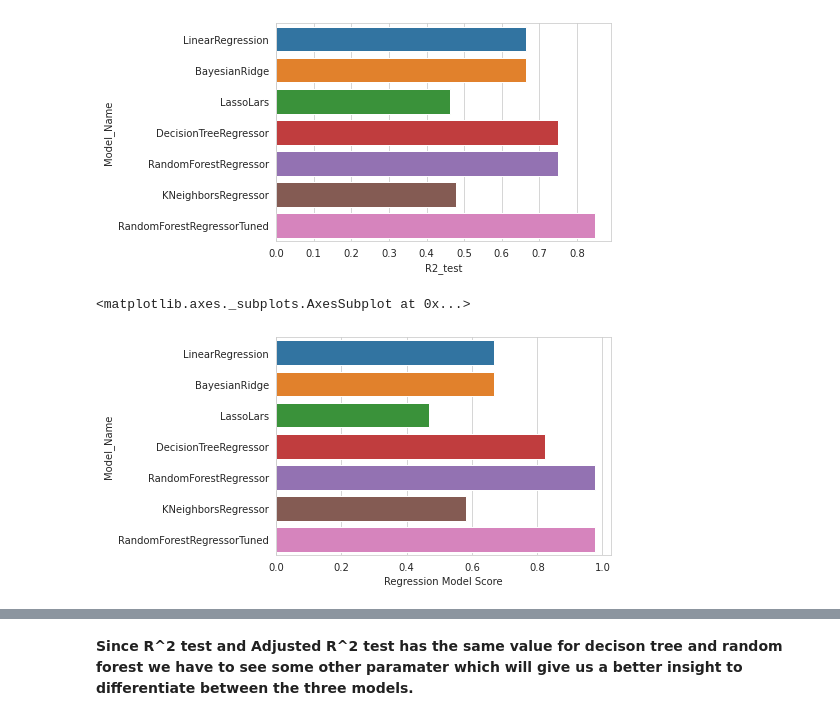
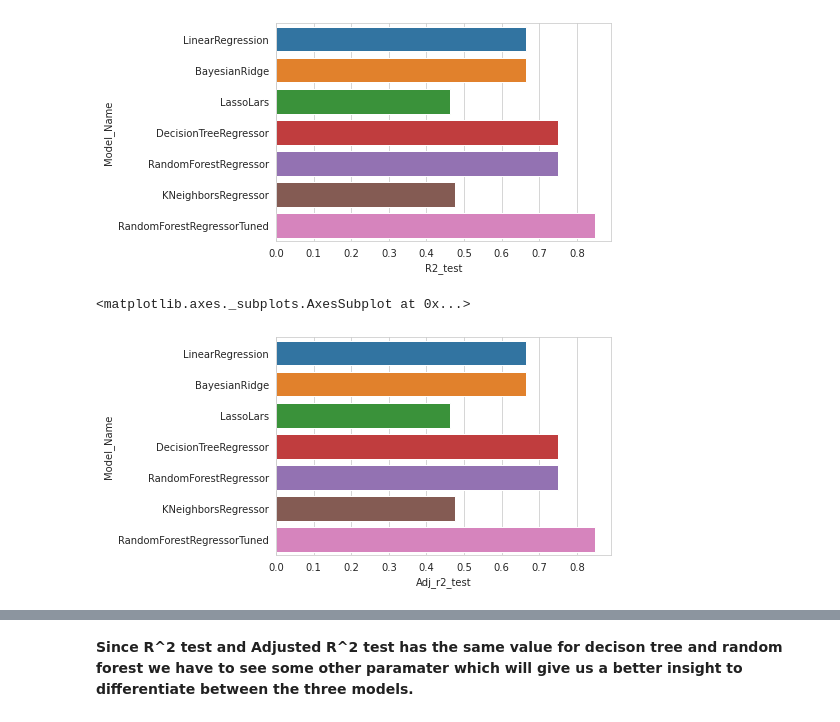
Before and after one commit to Mayank0195/Capstone_Project_ML_Regression_Retail_Sales_Prediction, a Jupyter notebook: Retail_Sales_Prediction_part_2.ipynb, the cells around one changed output, grey strips where cells are left out. Drawn from its saved outputs; the diff is of its cells as text; code cells hidden in the pictures.

```diff
--- a/Retail_Sales_Prediction_part_2.ipynb
+++ b/Retail_Sales_Prediction_part_2.ipynb
@@ -662,7 +677,7 @@ sns.barplot(y=comparison_df1['Model_Name'], x = comparison_df1['R2_test'])
 [figure]
 # %%
 #visualising our comparison df for Test R2
-sns.barplot(y=comparison_df1['Model_Name'], x = comparison_df1['Regression Model Score'])
+sns.barplot(y=comparison_df1['Model_Name'], x = comparison_df1['Adj_r2_test'])
 # %% [output]
 <matplotlib.axes._subplots.AxesSubplot at 0x...>
-[figure, old version]
+[figure, new version]
```
Also changed, not shown: parts of 26 cells of this notebook.
